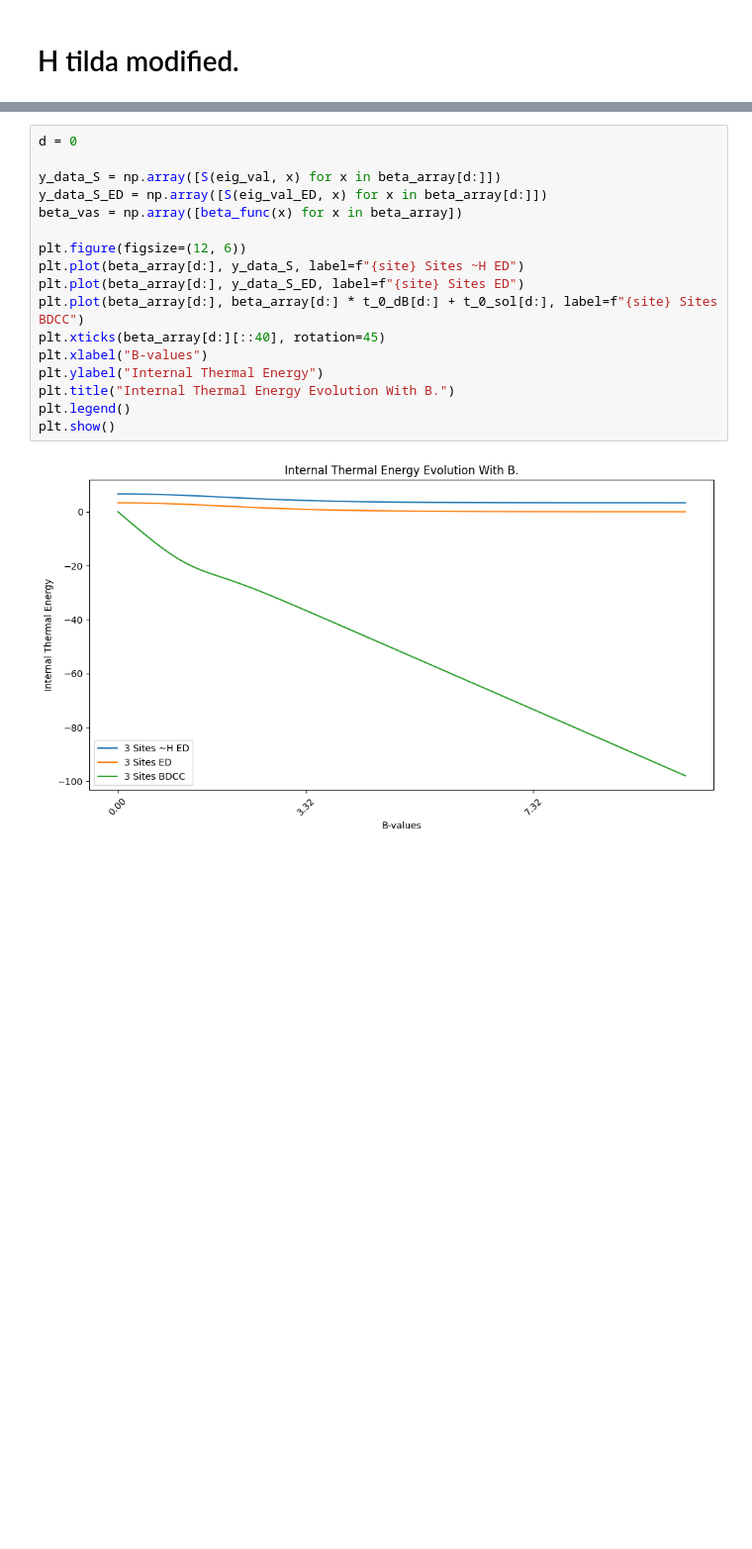
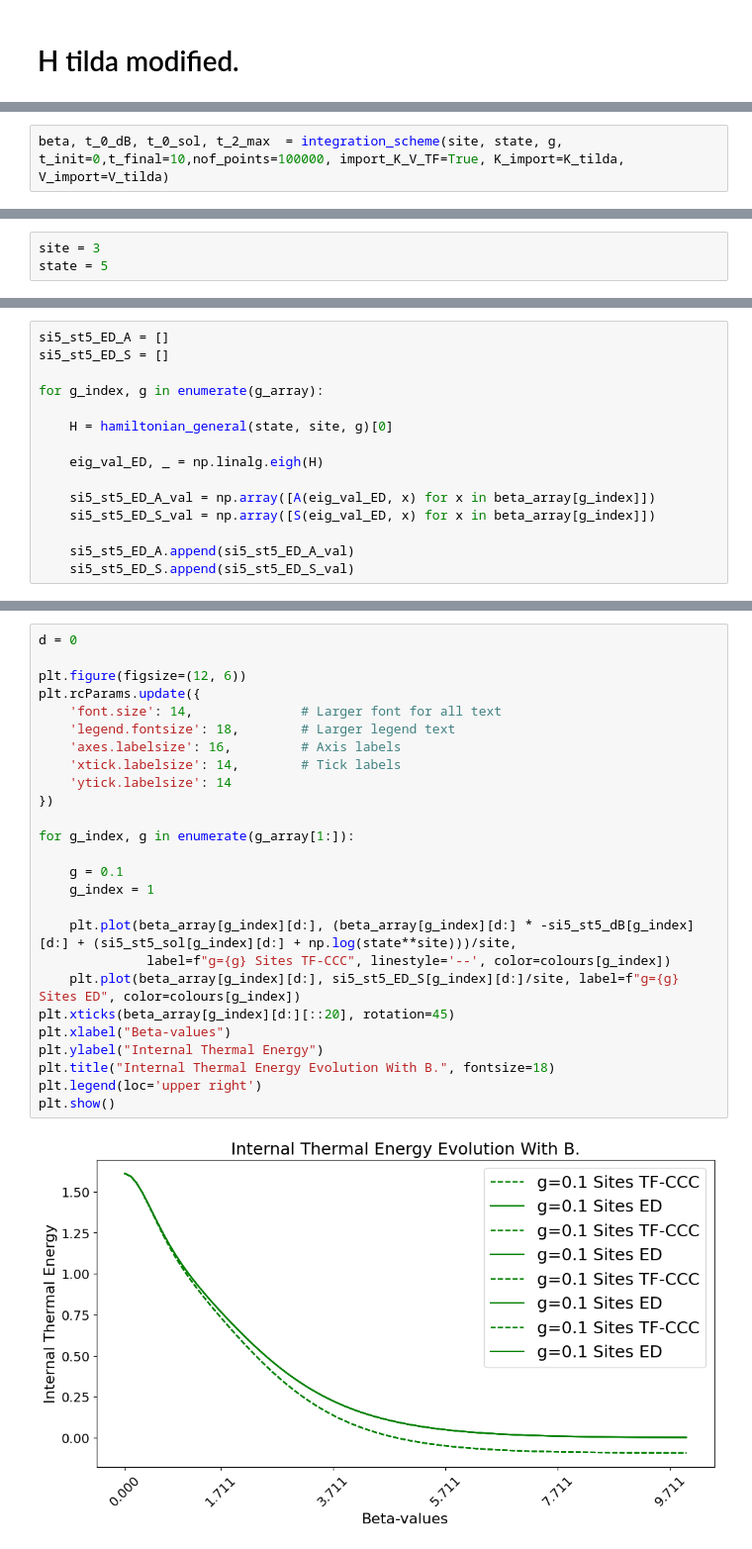
Before and after one commit to Gilfrim/Computational-Analysis-of-Many-Rotor-Systems, a Jupyter notebook: thermal_field_hamiltonian.ipynb, the cells around one changed output, grey strips where cells are left out. Shown at 99% size. Cells and saved outputs as stored; diff of their text form; blank space fills up the shorter version.

```diff
--- a/thermal_field_hamiltonian.ipynb
+++ b/thermal_field_hamiltonian.ipynb
@@ -146,0 +169,2 @@ beta, t_0_dB, t_0_sol  = integration_scheme(site, state, 1, t_init=0,t_final=10,
+# %%
+beta, t_0_dB, t_0_sol, t_2_max  = integration_scheme(site, state, g, t_init=0,t_final=10,nof_points=100000, import_K_V_TF=True, K_import=K_tilda, V_import=V_tilda)
@@ -168,0 +214,3 @@ eig_val_ED, _ = np.linalg.eigh(H)
+# %%
+site = 3
+state = 5
@@ -223,0 +375,15 @@ plt.show()
+# %%
+si5_st5_ED_A = []
+si5_st5_ED_S = []
+
+for g_index, g in enumerate(g_array):
+
+    H = hamiltonian_general(state, site, g)[0]
+
+    eig_val_ED, _ = np.linalg.eigh(H)
+
+    si5_st5_ED_A_val = np.array([A(eig_val_ED, x) for x in beta_array[g_index]])
+    si5_st5_ED_S_val = np.array([S(eig_val_ED, x) for x in beta_array[g_index]])
+
+    si5_st5_ED_A.append(si5_st5_ED_A_val)
+    si5_st5_ED_S.append(si5_st5_ED_S_val)
@@ -224,19 +524,28 @@ plt.show()
 # %%
 d = 0
 
-y_data_S = np.array([S(eig_val, x) for x in beta_array[d:]])
-y_data_S_ED = np.array([S(eig_val_ED, x) for x in beta_array[d:]])
-beta_vas = np.array([beta_func(x) for x in beta_array])
+plt.figure(figsize=(12, 6))
+plt.rcParams.update({
+    'font.size': 14,              # Larger font for all text
+    'legend.fontsize': 18,        # Larger legend text
+    'axes.labelsize': 16,         # Axis labels
+    'xtick.labelsize': 14,        # Tick labels
+    'ytick.labelsize': 14
+})
 
-plt.figure(figsize=(12, 6))
-plt.plot(beta_array[d:], y_data_S, label=f"{site} Sites ~H ED")
-plt.plot(beta_array[d:], y_data_S_ED, label=f"{site} Sites ED")
-plt.plot(beta_array[d:], beta_array[d:] * t_0_dB[d:] + t_0_sol[d:], label=f"{site} Sites BDCC")
-plt.xticks(beta_array[d:][::40], rotation=45)
-plt.xlabel("B-values")
+for g_index, g in enumerate(g_array[1:]):
+
+    g = 0.1
+    g_index = 1
+
+    plt.plot(beta_array[g_index][d:], (beta_array[g_index][d:] * -si5_st5_dB[g_index][d:] + (si5_st5_sol[g_index][d:] + np.log(state**site)))/site,
+              label=f"g={g} Sites TF-CCC", linestyle='--', color=colours[g_index])
+    plt.plot(beta_array[g_index][d:], si5_st5_ED_S[g_index][d:]/site, label=f"g={g} Sites ED", color=colours[g_index])
+plt.xticks(beta_array[g_index][d:][::20], rotation=45)
+plt.xlabel("Beta-values")
 plt.ylabel("Internal Thermal Energy")
-plt.title("Internal Thermal Energy Evolution With B.")
-plt.legend()
+plt.title("Internal Thermal Energy Evolution With B.", fontsize=18)
+plt.legend(loc='upper right')
 plt.show()
 # %% [output]
-[figure, old version]
+[figure, new version]
```
Also changed, not shown: parts of 39 cells of this notebook, 14 other files.
